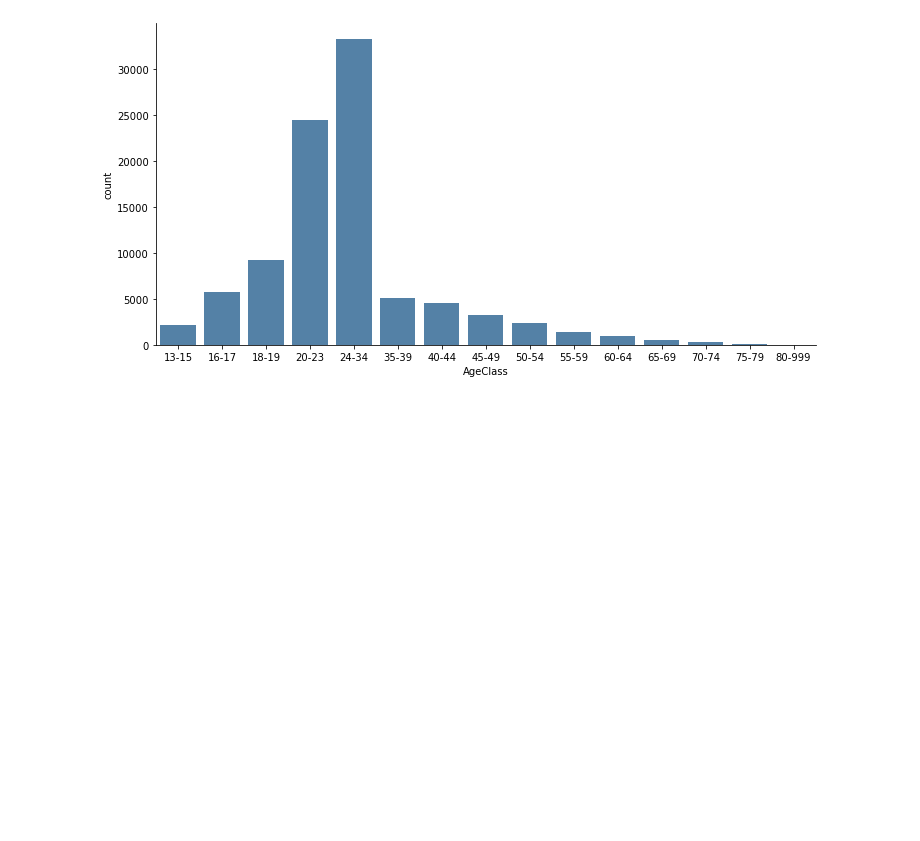
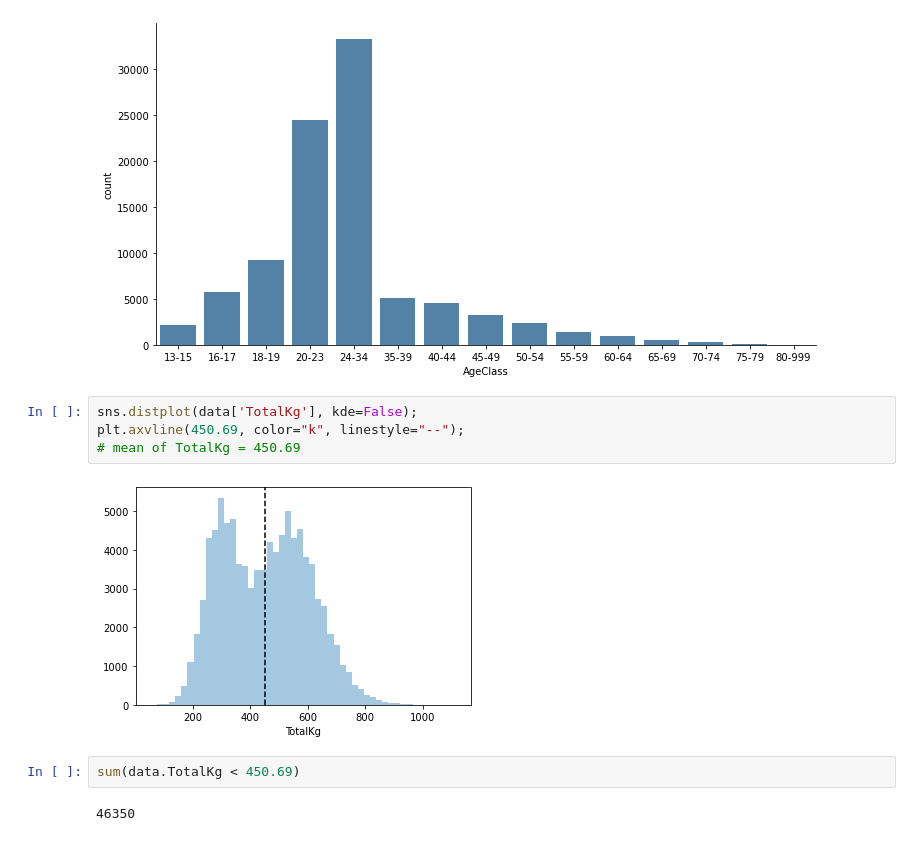
Before and after one commit to jjz17/Natural-Strength, a Jupyter notebook: notebooks/eda.ipynb, the cells around one changed output. Cells and saved outputs as stored; diff of their text form; blank space fills up the shorter version.

Commit message:
Producing visualizations

```diff
--- a/notebooks/eda.ipynb
+++ b/notebooks/eda.ipynb
@@ -98,3 +98,13 @@ sns.factorplot('AgeClass', data=data, aspect=2, kind="count", color='steelblue')
 # %% [output]
 <seaborn.axisgrid.FacetGrid at 0x...>
 [figure]
+# %%
+sns.distplot(data['TotalKg'], kde=False);
+plt.axvline(450.69, color="k", linestyle="--");
+# mean of TotalKg = 450.69
+# %% [output]
+[figure, added]
+# %%
+sum(data.TotalKg < 450.69)
+# %% [output]
+46350
```
Also changed, not shown: parts of 1 cell of this notebook.
